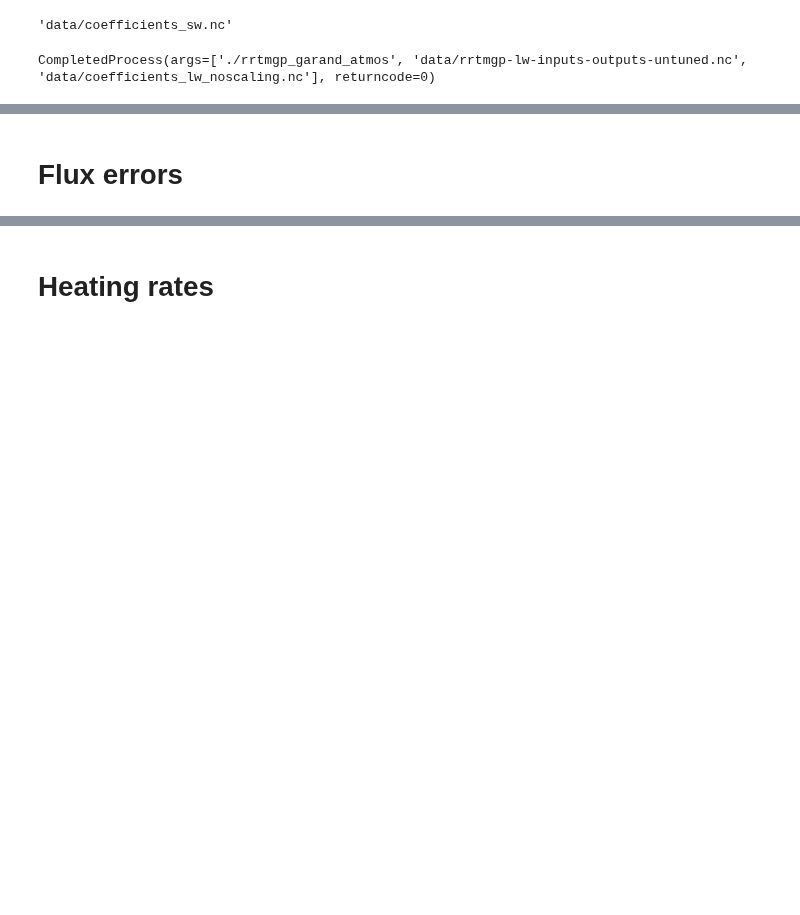
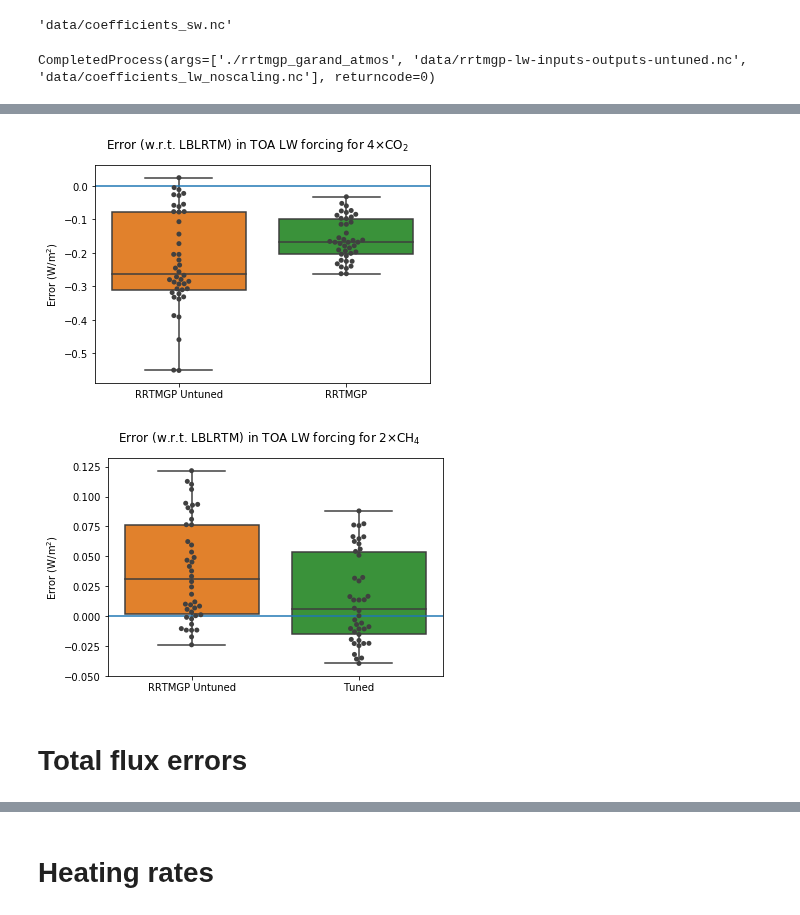
Before and after one commit to RobertPincus/rte-rrtmgp-paper-figures, a Jupyter notebook: RTE+RRMTGP-Paper-Figures.ipynb, the cells around one changed output, grey strips where cells are left out. Saved outputs shown, nothing was run; the diff lists cells and outputs as text; code cells hidden in the pictures; blank space fills up the shorter version.

```diff
--- a/RTE+RRMTGP-Paper-Figures.ipynb
+++ b/RTE+RRMTGP-Paper-Figures.ipynb
@@ -249,5 +289,37 @@ plt.savefig("sw-sfc-kdist-tuning.pdf", dpi=600)
+# %%
+lbl = xr.open_mfdataset(lblfiles, concat_dim="forcing")
+gpt = xr.open_mfdataset(gptfiles, concat_dim="forcing")
+gpu = xr.open_mfdataset(gpufiles, concat_dim="forcing")
+#
+# Forcing calculations for flux up @ TOA: subtract pre-industrial
+#
+toa = lbl.isel(col=0,forcing=0).p_lev.argmin().values
+forcing_lbl = lbl.flux_up.sel(forcing=slice(1, None)).isel(lev=toa) - lbl.flux_up.isel(forcing=0,lev=toa)
+forcing_gpt = gpt.flux_up.sel(forcing=slice(1, None)).isel(lev=toa) - gpt.flux_up.isel(forcing=0,lev=toa)
+forcing_gpu = gpu.flux_up.sel(forcing=slice(1, None)).isel(lev=toa) - gpu.flux_up.isel(forcing=0,lev=toa)
+
+fig = plt.figure()
+axes = fig.add_subplot(111)
+plot_err_distribution(axes, [(forcing_gpu-forcing_lbl).sel(forcing=0), (forcing_gpt-forcing_lbl).sel(forcing=0)], ["RRTMGP Untuned", "RRTMGP"],
+                      ylabel = "Error (W/m$^2$)", colors = [1,2])
+fig.suptitle("Error (w.r.t. LBLRTM) in TOA LW forcing for 4$\\times$CO$_2$")
+plt.savefig("lw-toa-error-forcing-co2.pdf", dpi=600)
+
+fig = plt.figure()
+axes = fig.add_subplot(111)
+plot_err_distribution(axes, [(forcing_gpu-forcing_lbl).sel(forcing=1), (forcing_gpt-forcing_lbl).sel(forcing=1)], ["RRTMGP Untuned", "Tuned"],
+                      ylabel = "Error (W/m$^2$)", colors = [1,2])
+fig.suptitle("Error (w.r.t. LBLRTM) in TOA LW forcing for 2$\\times$CH$_4$")
+plt.savefig("lw-toa-error-forcing-ch4.pdf", dpi=600)
+
+lbl.close()
+gpt.close()
+gpu.close()
+# %% [output]
+[figure, added]
+[figure, added]
 # %% [markdown]
-# Flux errors
+# Total flux errors
 # %%
 fig = plt.figure()
 axes = fig.add_subplot(111)
```
Also changed, not shown: parts of 22 cells of this notebook, 7 other files.
